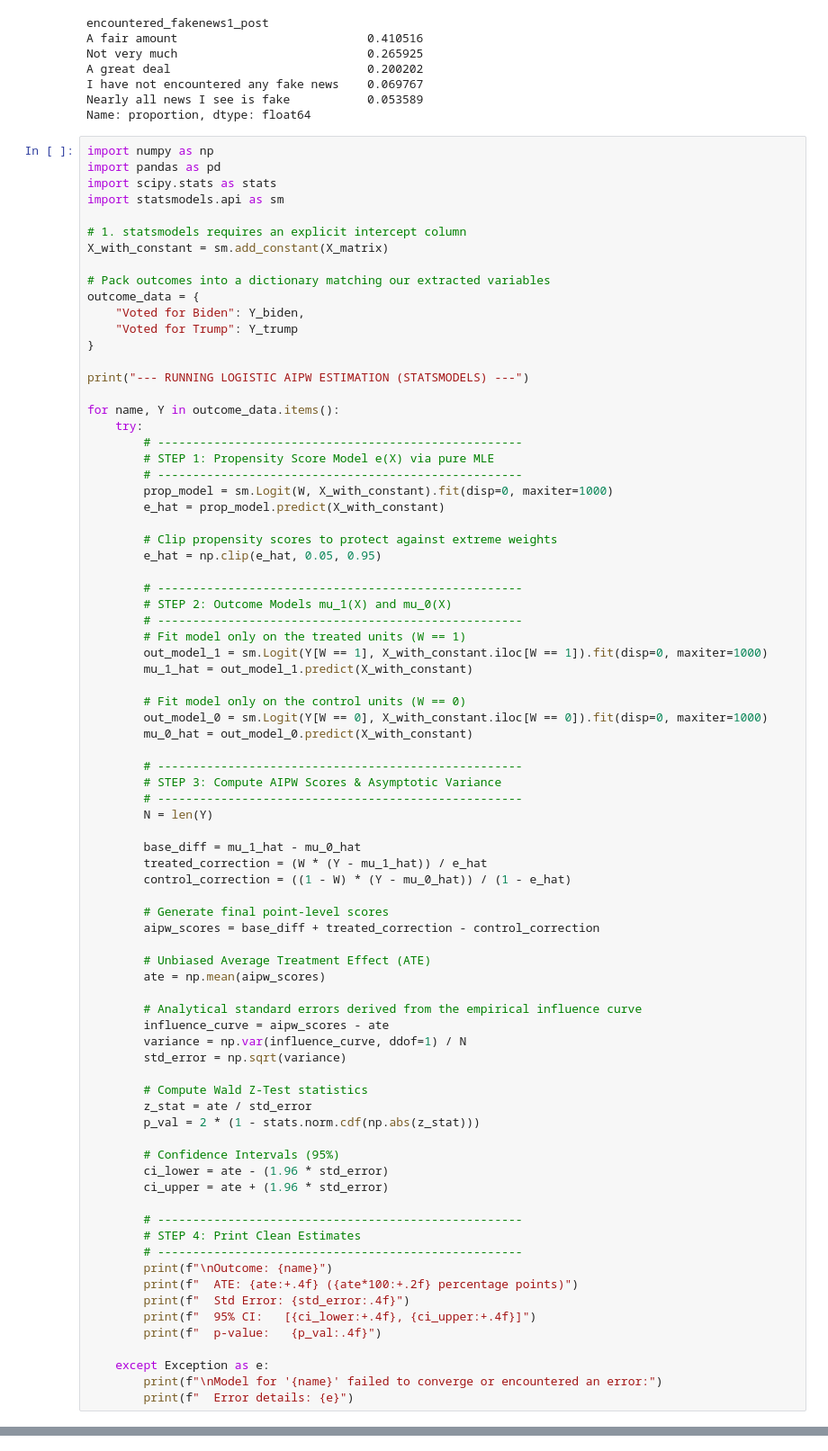
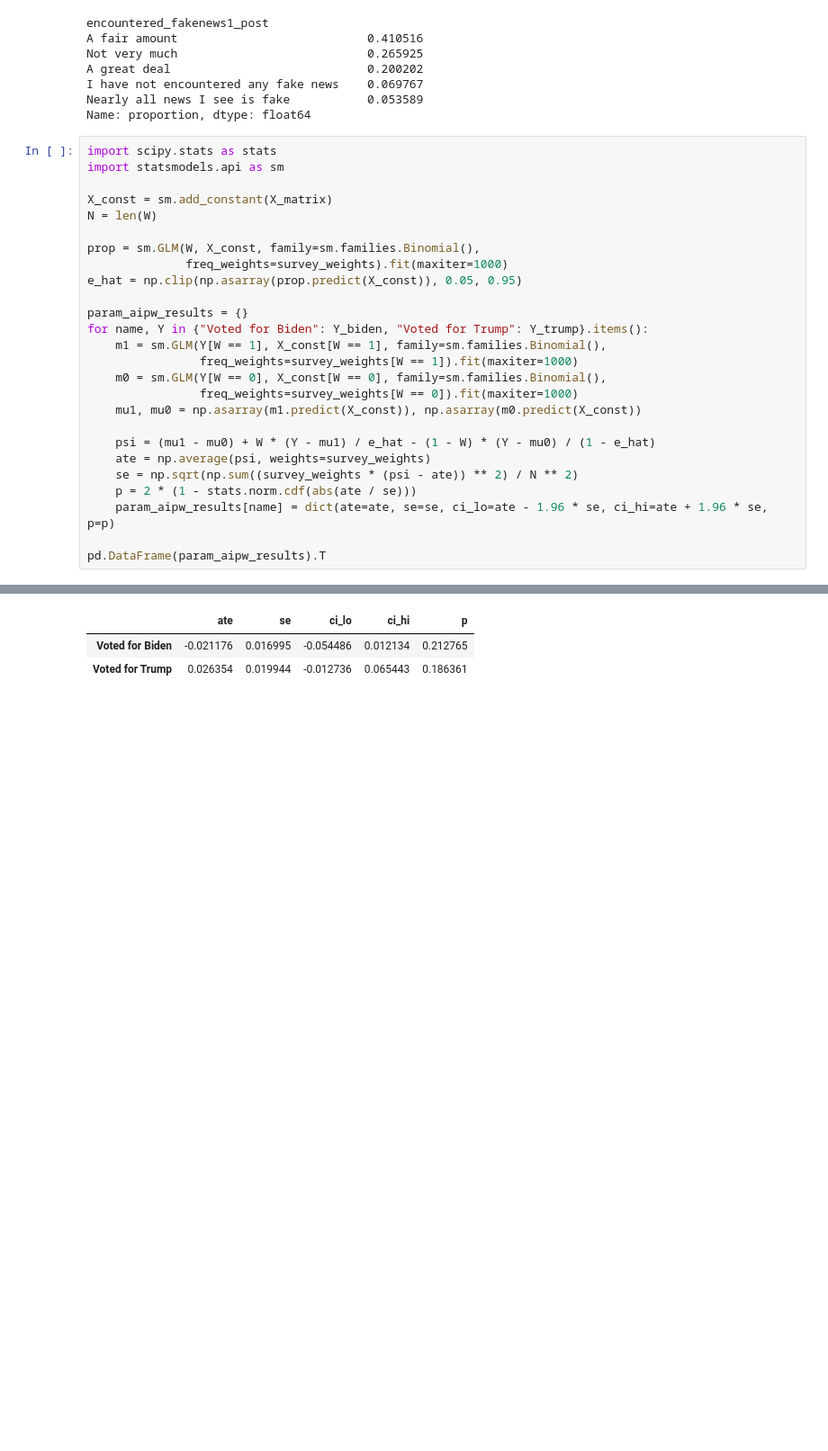
Before and after one commit to rickyrojas311/untrustworthy_news_effects, a Jupyter notebook: ricky_exploration.ipynb, the cells around one changed output, grey strips where cells are left out. Shown at 90% size. Drawn from its saved outputs; the diff is of its cells as text; blank space fills up the shorter version.

```diff
--- a/ricky_exploration.ipynb
+++ b/ricky_exploration.ipynb
@@ -188,82 +118,29 @@ I have not encountered any fake news    0.069767
 Nearly all news I see is fake           0.053589
 Name: proportion, dtype: float64
 # %%
-import numpy as np
-import pandas as pd
 import scipy.stats as stats
 import statsmodels.api as sm
 
-# 1. statsmodels requires an explicit intercept column
-X_with_constant = sm.add_constant(X_matrix)
+X_const = sm.add_constant(X_matrix)
+N = len(W)
 
-# Pack outcomes into a dictionary matching our extracted variables
-outcome_data = {
-    "Voted for Biden": Y_biden,
-    "Voted for Trump": Y_trump
-}
+prop = sm.GLM(W, X_const, family=sm.families.Binomial(),
+              freq_weights=survey_weights).fit(maxiter=1000)
+e_hat = np.clip(np.asarray(prop.predict(X_const)), 0.05, 0.95)
 
-print("--- RUNNING LOGISTIC AIPW ESTIMATION (STATSMODELS) ---")
+param_aipw_results = {}
+for name, Y in {"Voted for Biden": Y_biden, "Voted for Trump": Y_trump}.items():
+    m1 = sm.GLM(Y[W == 1], X_const[W == 1], family=sm.families.Binomial(),
+                freq_weights=survey_weights[W == 1]).fit(maxiter=1000)
+    m0 = sm.GLM(Y[W == 0], X_const[W == 0], family=sm.families.Binomial(),
+                freq_weights=survey_weights[W == 0]).fit(maxiter=1000)
+    mu1, mu0 = np.asarray(m1.predict(X_const)), np.asarray(m0.predict(X_const))
 
-for name, Y in outcome_data.items():
-    try:
-        # ----------------------------------------------------
-        # STEP 1: Propensity Score Model e(X) via pure MLE
-        # ----------------------------------------------------
-        prop_model = sm.Logit(W, X_with_constant).fit(disp=0, maxiter=1000)
-        e_hat = prop_model.predict(X_with_constant)
+    psi = (mu1 - mu0) + W * (Y - mu1) / e_hat - (1 - W) * (Y - mu0) / (1 - e_hat)
+    ate = np.average(psi, weights=survey_weights)
+    se = np.sqrt(np.sum((survey_weights * (psi - ate)) ** 2) / N ** 2)
+    p = 2 * (1 - stats.norm.cdf(abs(ate / se)))
+    param_aipw_results[name] = dict(ate=ate, se=se, ci_lo=ate - 1.96 * se, ci_hi=ate + 1.96 * se, p=p)
 
-        # Clip propensity scores to protect against extreme weights
-        e_hat = np.clip(e_hat, 0.05, 0.95)
-
-        # ----------------------------------------------------
-        # STEP 2: Outcome Models mu_1(X) and mu_0(X)
-        # ----------------------------------------------------
-        # Fit model only on the treated units (W == 1)
-        out_model_1 = sm.Logit(Y[W == 1], X_with_constant.iloc[W == 1]).fit(disp=0, maxiter=1000)
-        mu_1_hat = out_model_1.predict(X_with_constant)
-
-        # Fit model only on the control units (W == 0)
-        out_model_0 = sm.Logit(Y[W == 0], X_with_constant.iloc[W == 0]).fit(disp=0, maxiter=1000)
-        mu_0_hat = out_model_0.predict(X_with_constant)
-
-        # ----------------------------------------------------
-        # STEP 3: Compute AIPW Scores & Asymptotic Variance
-        # ----------------------------------------------------
-        N = len(Y)
-
-        base_diff = mu_1_hat - mu_0_hat
-        treated_correction = (W * (Y - mu_1_hat)) / e_hat
-        control_correction = ((1 - W) * (Y - mu_0_hat)) / (1 - e_hat)
-
-        # Generate final point-level scores
-        aipw_scores = base_diff + treated_correction - control_correction
-
-        # Unbiased Average Treatment Effect (ATE)
-        ate = np.mean(aipw_scores)
-
-        # Analytical standard errors derived from the empirical influence curve
-        influence_curve = aipw_scores - ate
-        variance = np.var(influence_curve, ddof=1) / N
-        std_error = np.sqrt(variance)
-
-        # Compute Wald Z-Test statistics
-        z_stat = ate / std_error
-        p_val = 2 * (1 - stats.norm.cdf(np.abs(z_stat)))
-
-        # Confidence Intervals (95%)
-        ci_lower = ate - (1.96 * std_error)
-        ci_upper = ate + (1.96 * std_error)
-
-        # ----------------------------------------------------
-        # STEP 4: Print Clean Estimates
-        # ----------------------------------------------------
-        print(f"\nOutcome: {name}")
-        print(f"  ATE: {ate:+.4f} ({ate*100:+.2f} percentage points)")
-        print(f"  Std Error: {std_error:.4f}")
-        print(f"  95% CI:   [{ci_lower:+.4f}, {ci_upper:+.4f}]")
-        print(f"  p-value:   {p_val:.4f}")
-
-    except Exception as e:
-        print(f"\nModel for '{name}' failed to converge or encountered an error:")
-        print(f"  Error details: {e}")
+pd.DataFrame(param_aipw_results).T
 # %% [output]
@@ -283 +147,4 @@ Outcome: Voted for Trump
+|  | ate | se | ci_lo | ci_hi | p |
+| Voted for Biden | -0.021176 | 0.016995 | -0.054486 | 0.012134 | 0.212765 |
+| Voted for Trump | 0.026354 | 0.019944 | -0.012736 | 0.065443 | 0.186361 |
 # %%
```
Also changed, not shown: parts of 13 cells of this notebook, 5 other files.
